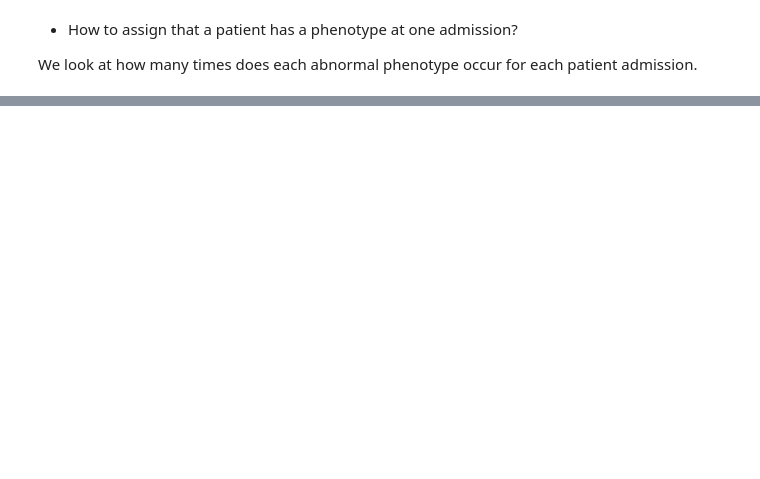
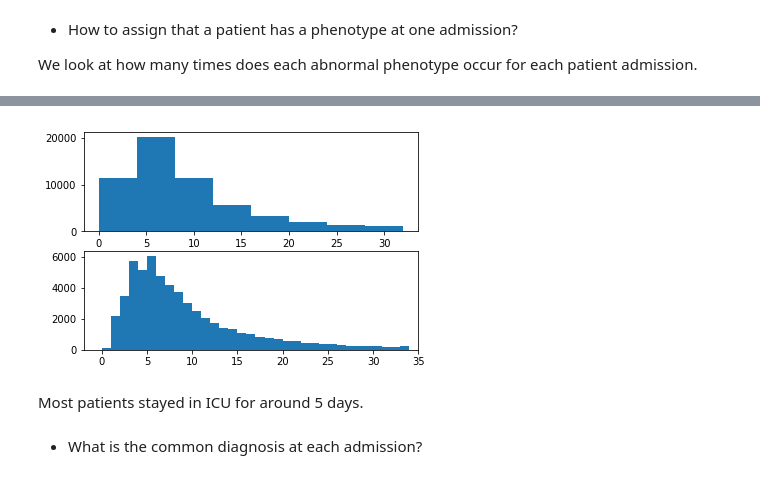
Before and after one commit to TheJacksonLaboratory/MIMIC_HPO, a Jupyter notebook: src/main/resources/mutual_info.ipynb, the cells around one changed output, grey strips where cells are left out. Saved outputs shown, nothing was run; the diff lists cells and outputs as text; code cells hidden in the pictures; blank space fills up the shorter version.

```diff
--- a/src/main/resources/mutual_info.ipynb
+++ b/src/main/resources/mutual_info.ipynb
@@ -154,10 +206,16 @@ TypeError: 'NoneType' object is not iterable
 # %%
 fig = plt.figure()
 ax = fig.add_subplot(211)
-ax.hist(abnormal_occrrence.n,
-        bins = np.arange(0, np.max(abnormalities_per_patient_adm.abnormal_n), 50))
+ax.hist(stay_duration.days,
+        bins = np.arange(0, np.max(stay_duration.days), 4))
 ax = fig.add_subplot(212)
-ax.hist(abnormalities_per_patient_adm.abnormal_n,
-        bins = np.arange(-9, np.max(abnormalities_per_patient_adm.abnormal_n), 10))
-plt.xlim((-20, 200))
+ax.hist(stay_duration.days,
+        bins = np.arange(0, np.max(stay_duration.days), 1))
+plt.xlim((-2, 35))
 plt.show()
+# %% [output]
+[figure, added]
+# %% [markdown]
+Most patients stayed in ICU for around 5 days.
+# %% [markdown]
+* What is the common diagnosis at each admission?
```
Also changed, not shown: parts of 36 cells of this notebook.
